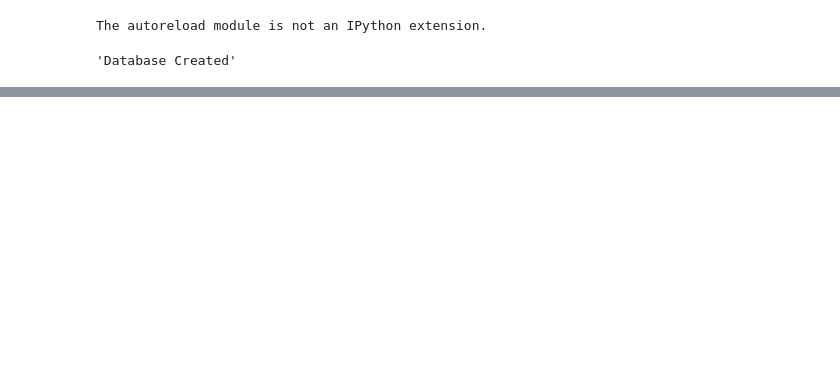
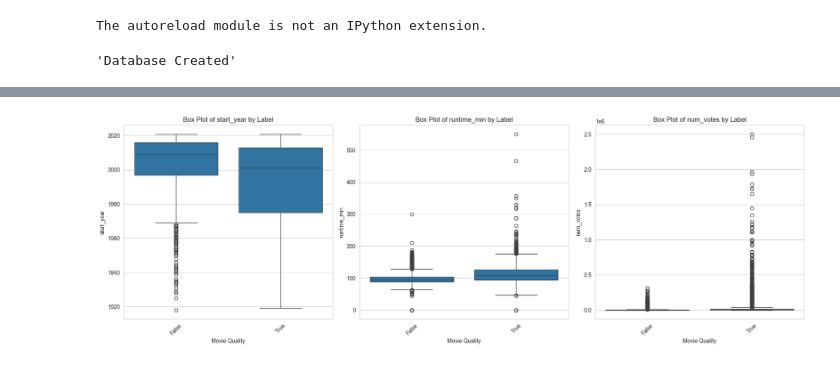
Before and after one commit to 8toz/BigDataProject_IMDB, a Jupyter notebook: duck_db_pipeline.ipynb, the cells around one changed output, grey strips where cells are left out. Saved outputs shown, nothing was run; the diff lists cells and outputs as text; code cells hidden in the pictures; blank space fills up the shorter version.

```diff
--- a/duck_db_pipeline.ipynb
+++ b/duck_db_pipeline.ipynb
@@ -41,0 +61,17 @@ result.shape
+# %%
+
+continuous_variables = ['start_year', 'runtime_min', 'num_votes']
+
+fig, axes = plt.subplots(1, 3, figsize=(18, 6))
+
+for i, variable in enumerate(continuous_variables):
+    sns.boxplot(x='label', y=variable, data=movies, ax=axes[i])
+    axes[i].set_title(f'Box Plot of {variable} by Label')
+    axes[i].set_xlabel('Movie Quality')
+    axes[i].set_ylabel(variable)
+    axes[i].tick_params(axis='x', rotation=45)
+
+plt.tight_layout()
+plt.show()
+# %% [output]
+[figure, added]
```
Also changed, not shown: parts of 11 cells of this notebook, 4 other files.
